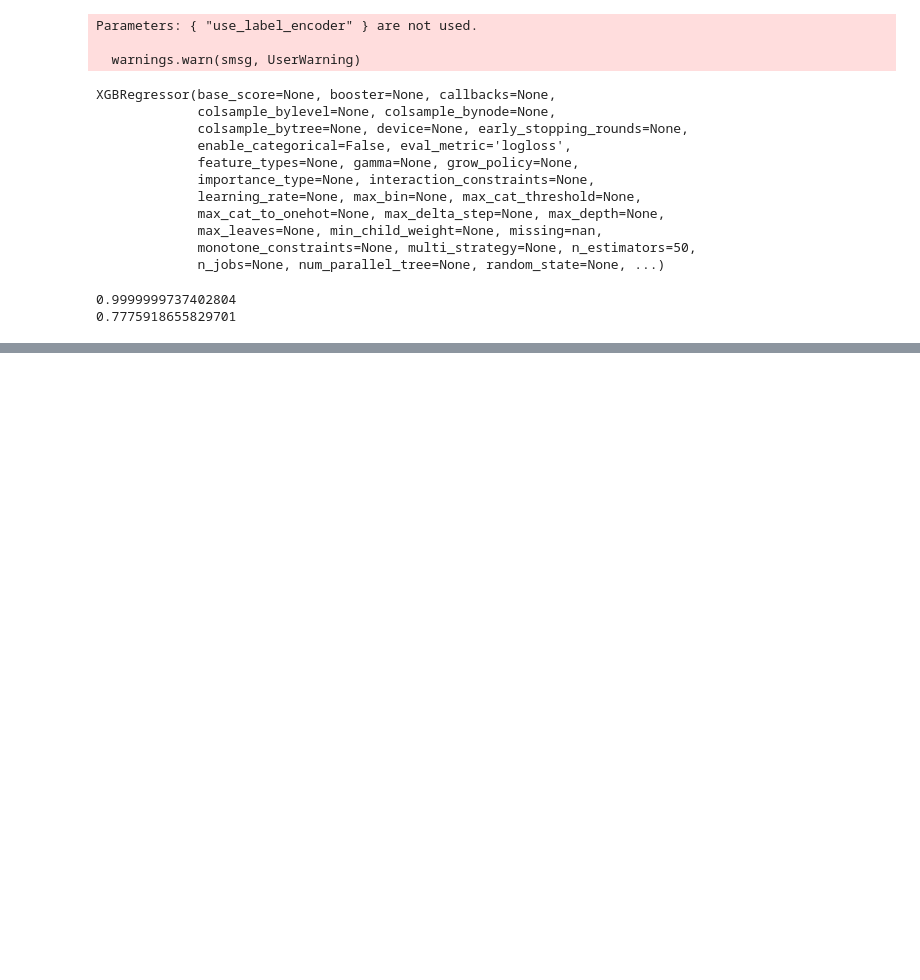
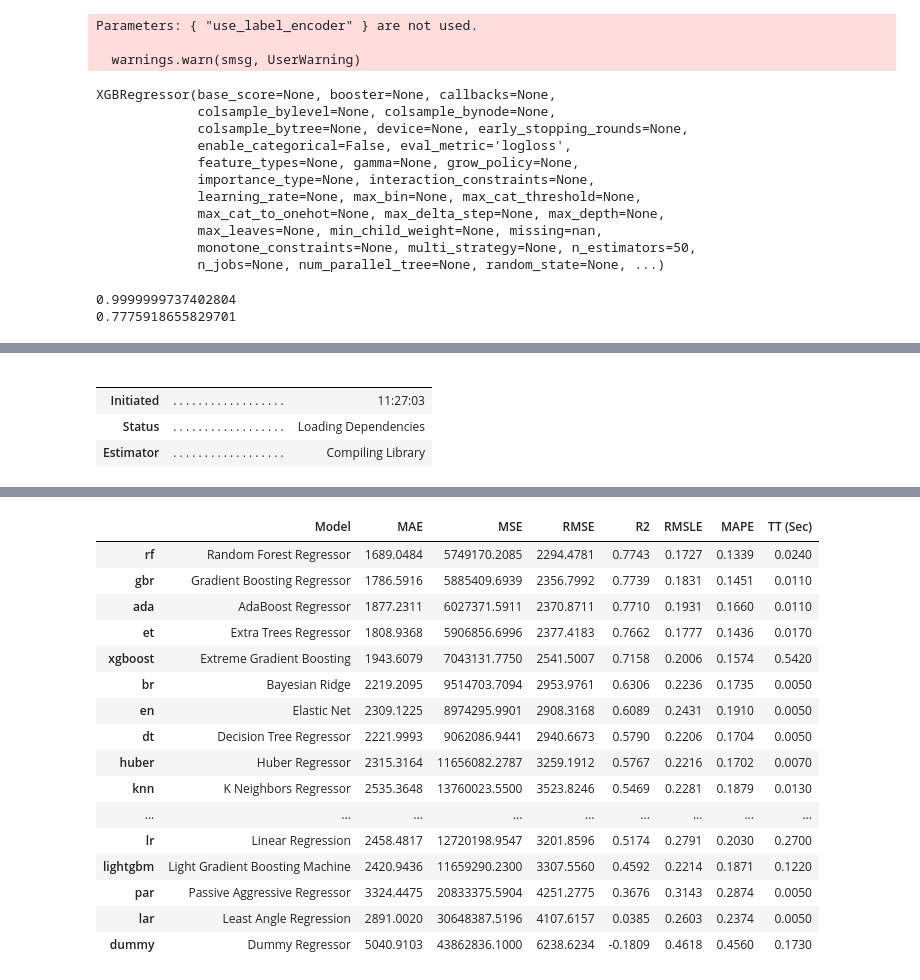
Before and after one commit to ueno-cmd/test_datascience, a Jupyter notebook: automobile_ml.ipynb, the cells around one changed output, grey strips where cells are left out. Drawn from its saved outputs; the diff is of its cells as text; code cells hidden in the pictures; blank space fills up the shorter version.

```diff
--- a/automobile_ml.ipynb
+++ b/automobile_ml.ipynb
@@ -142,0 +178,8 @@ print(xgb.score(X_test, y_test))
+# %%
+best_model = compare_models()
+# %% [output]
+|  |  |  |
+|  |  |  |
+| Initiated | . . . . . . . . . . . . . . . . . . | 11:27:03 |
+| Status | . . . . . . . . . . . . . . . . . . | Loading Dependencies |
+| Estimator | . . . . . . . . . . . . . . . . . . | Compiling Library |
@@ -142,0 +187,17 @@ print(xgb.score(X_test, y_test))
+|  | Model | MAE | MSE | RMSE | R2 | RMSLE | MAPE | TT (Sec) |
+| rf | Random Forest Regressor | 1689.0484 | 5749170.2085 | 2294.4781 | 0.7743 | 0.1727 | 0.1339 | 0.0240 |
+| gbr | Gradient Boosting Regressor | 1786.5916 | 5885409.6939 | 2356.7992 | 0.7739 | 0.1831 | 0.1451 | 0.0110 |
+| ada | AdaBoost Regressor | 1877.2311 | 6027371.5911 | 2370.8711 | 0.7710 | 0.1931 | 0.1660 | 0.0110 |
+| et | Extra Trees Regressor | 1808.9368 | 5906856.6996 | 2377.4183 | 0.7662 | 0.1777 | 0.1436 | 0.0170 |
+| xgboost | Extreme Gradient Boosting | 1943.6079 | 7043131.7750 | 2541.5007 | 0.7158 | 0.2006 | 0.1574 | 0.5420 |
+| br | Bayesian Ridge | 2219.2095 | 9514703.7094 | 2953.9761 | 0.6306 | 0.2236 | 0.1735 | 0.0050 |
+| en | Elastic Net | 2309.1225 | 8974295.9901 | 2908.3168 | 0.6089 | 0.2431 | 0.1910 | 0.0050 |
+| dt | Decision Tree Regressor | 2221.9993 | 9062086.9441 | 2940.6673 | 0.5790 | 0.2206 | 0.1704 | 0.0050 |
+| huber | Huber Regressor | 2315.3164 | 11656082.2787 | 3259.1912 | 0.5767 | 0.2216 | 0.1702 | 0.0070 |
+| knn | K Neighbors Regressor | 2535.3648 | 13760023.5500 | 3523.8246 | 0.5469 | 0.2281 | 0.1879 | 0.0130 |
+| ... | ... | ... | ... | ... | ... | ... | ... | ... |
+| lr | Linear Regression | 2458.4817 | 12720198.9547 | 3201.8596 | 0.5174 | 0.2791 | 0.2030 | 0.2700 |
+| lightgbm | Light Gradient Boosting Machine | 2420.9436 | 11659290.2300 | 3307.5560 | 0.4592 | 0.2214 | 0.1871 | 0.1220 |
+| par | Passive Aggressive Regressor | 3324.4475 | 20833375.5904 | 4251.2775 | 0.3676 | 0.3143 | 0.2874 | 0.0050 |
+| lar | Least Angle Regression | 2891.0020 | 30648387.5196 | 4107.6157 | 0.0385 | 0.2603 | 0.2374 | 0.0050 |
+| dummy | Dummy Regressor | 5040.9103 | 43862836.1000 | 6238.6234 | -0.1809 | 0.4618 | 0.4560 | 0.1730 |
```
Also changed, not shown: parts of 11 cells of this notebook, 1 other file.
